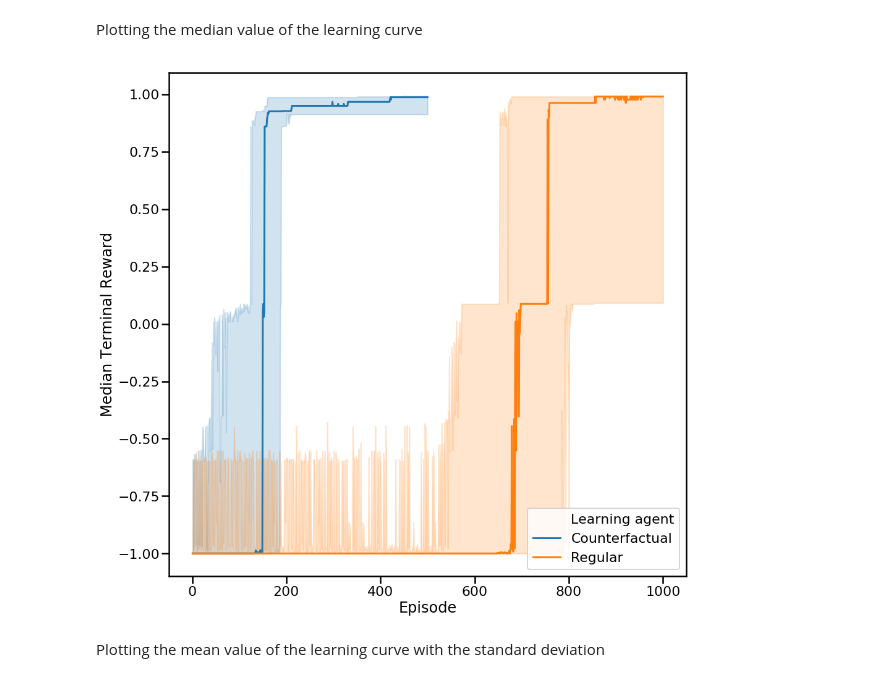
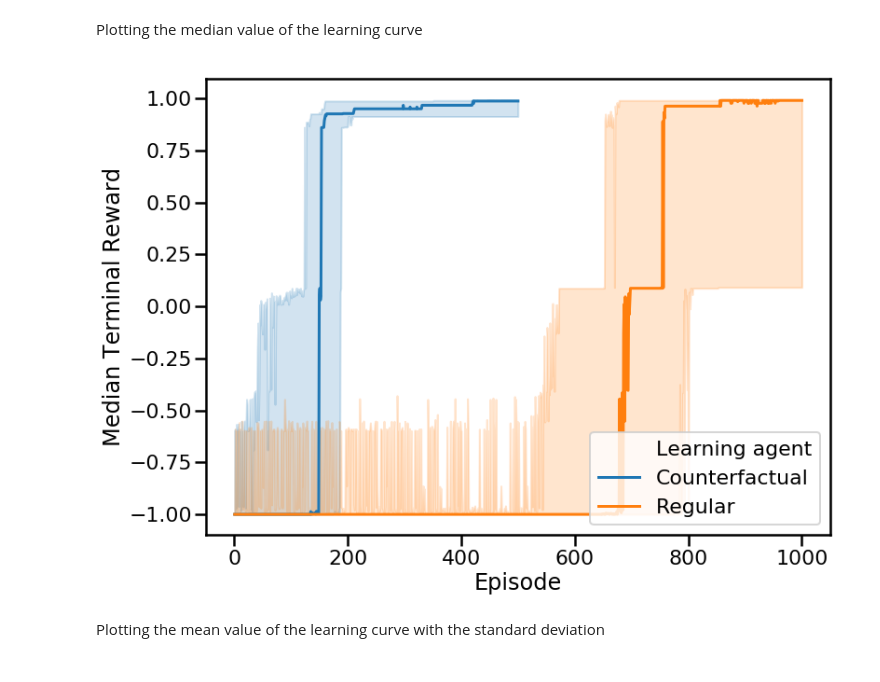
Before and after one commit to interactive-robotics/Personal_AJShah, a Jupyter notebook: LTLProgression/VisualizingLearningRates.ipynb, the cells around one changed output. Saved outputs shown, nothing was run; the diff lists cells and outputs as text; code cells hidden in the pictures.

```diff
--- a/LTLProgression/VisualizingLearningRates.ipynb
+++ b/LTLProgression/VisualizingLearningRates.ipynb
@@ -50,18 +50,19 @@ Plotting the median value of the learning curve
 # %%
 LCData1 = ReadLCData('CFAgent', 'Counterfactual')
 LCData2 = ReadLCData('Q_Agent','Regular')
 LCData = pd.concat([LCData1, LCData2], axis = 0, ignore_index=True)
 sns.set_context('poster')
-plt.figure(figsize=(15,15))
+plt.figure(figsize=(12,9))
 lineplot(x='Episode',y='Mean Terminal Reward',data=LCData, hue='Learning agent', ci=50, estimator=pd.np.median)
 plt.ylabel('Median Terminal Reward')
+plt.legend(loc = 'lower right')
 f = plt.gcf()
 plt.savefig('LearningCurvesDinner.pdf', bbox_inches = 'tight')
 #sns.lineplot(x='Episode', y='Mean Terminal Reward', data = LCData, hue='Learning agent',ci=None, style_order=['--','--'])
 # plt.figure(figsize=(20,15))
 # sns.scatterplot(x='Episode',y='Mean Terminal Reward',data=LCData, hue = 'Learning agent')
 # %% [output]
-[figure, old version]
+[figure, new version]
 # %% [markdown]
 Plotting the mean value of the learning curve with the standard deviation
 # %%
```
Also changed, not shown: 1 other file.
